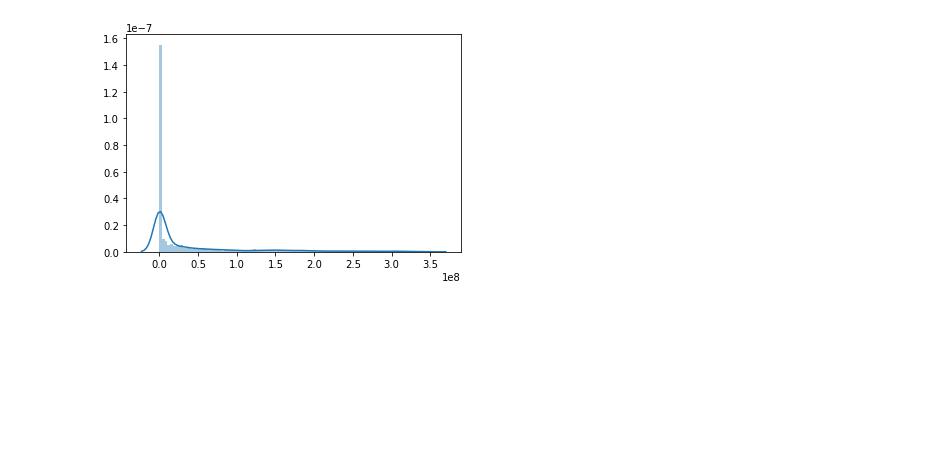
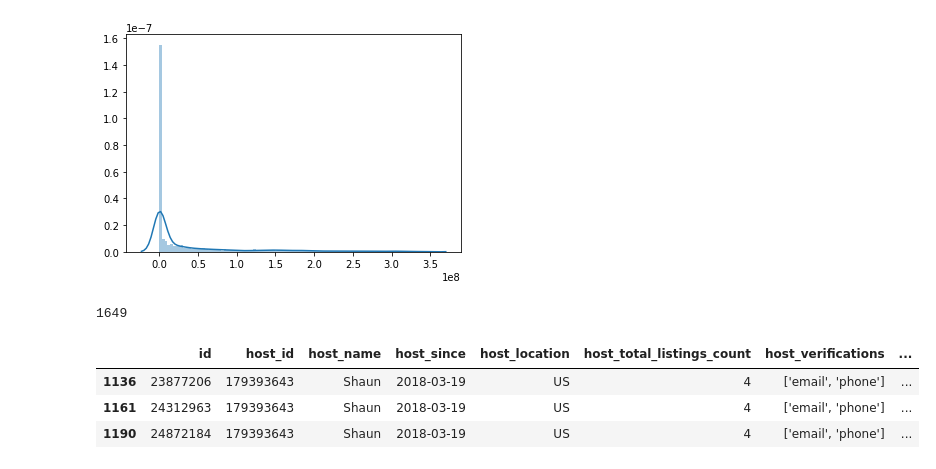
Before and after one commit to Dewalk/capstone2, a Jupyter notebook: hosts.ipynb, the cells around one changed output. Drawn from its saved outputs; the diff is of its cells as text; code cells hidden in the pictures; blank space fills up the shorter version.

```diff
--- a/hosts.ipynb
+++ b/hosts.ipynb
@@ -277,3 +358,14 @@ sns.distplot(values, bins=100)
 [figure]
 # %%
 # listings_by_hostid.plot( kind='bar')
+# %%
+len(hosts_df['host_id'].unique())
+# %% [output]
+1649
+# %%
+hosts_df[hosts_df['host_name']=='Shaun']
+# %% [output]
+|  | id | host_id | host_name | host_since | host_location | host_total_listings_count | host_verifications | ... |
+| 1136 | 23877206 | 179393643 | Shaun | 2018-03-19 | US | 4 | ['email', 'phone'] | ... |
+| 1161 | 24312963 | 179393643 | Shaun | 2018-03-19 | US | 4 | ['email', 'phone'] | ... |
+| 1190 | 24872184 | 179393643 | Shaun | 2018-03-19 | US | 4 | ['email', 'phone'] | ... |
```
Also changed, not shown: parts of 10 cells of this notebook, 3 other files.
